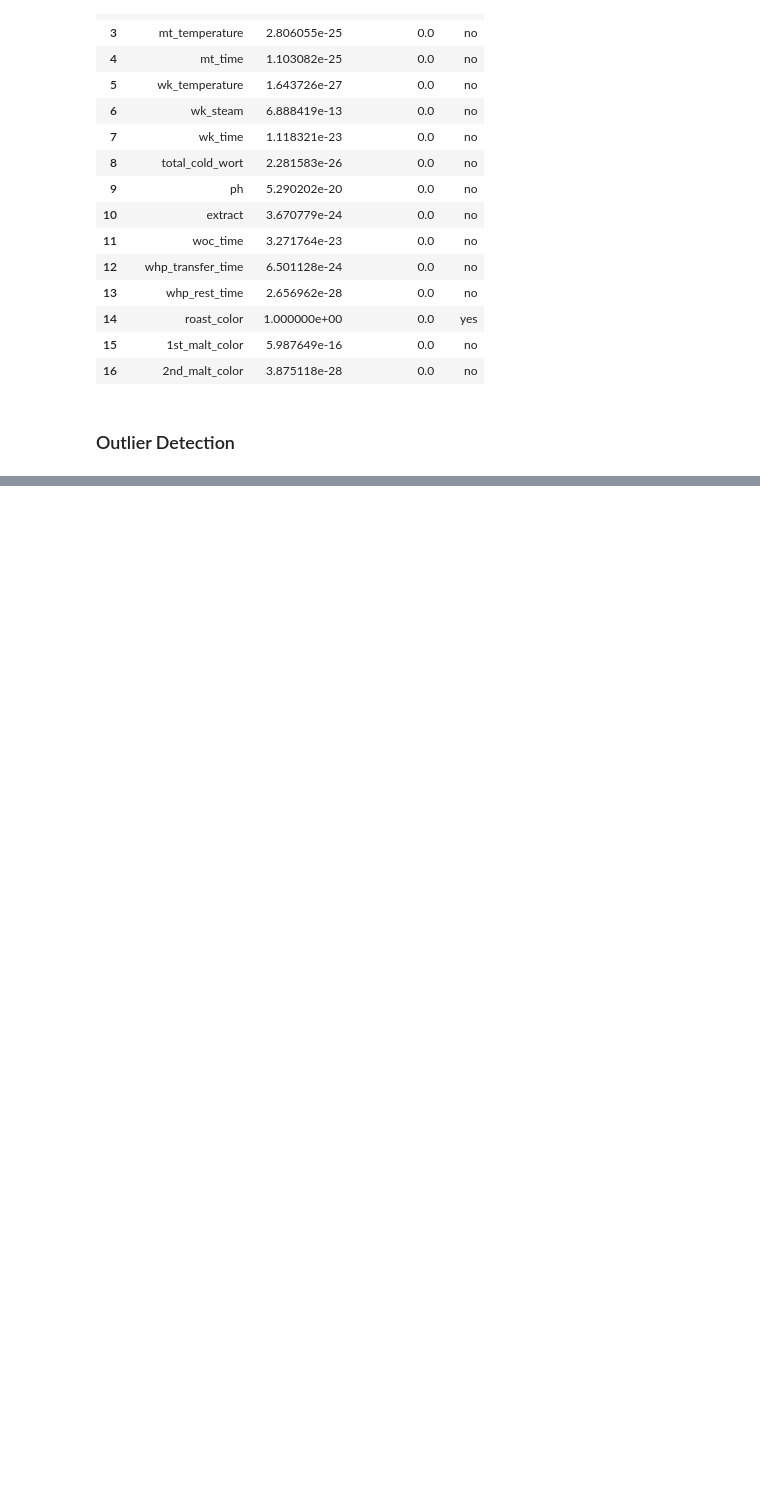
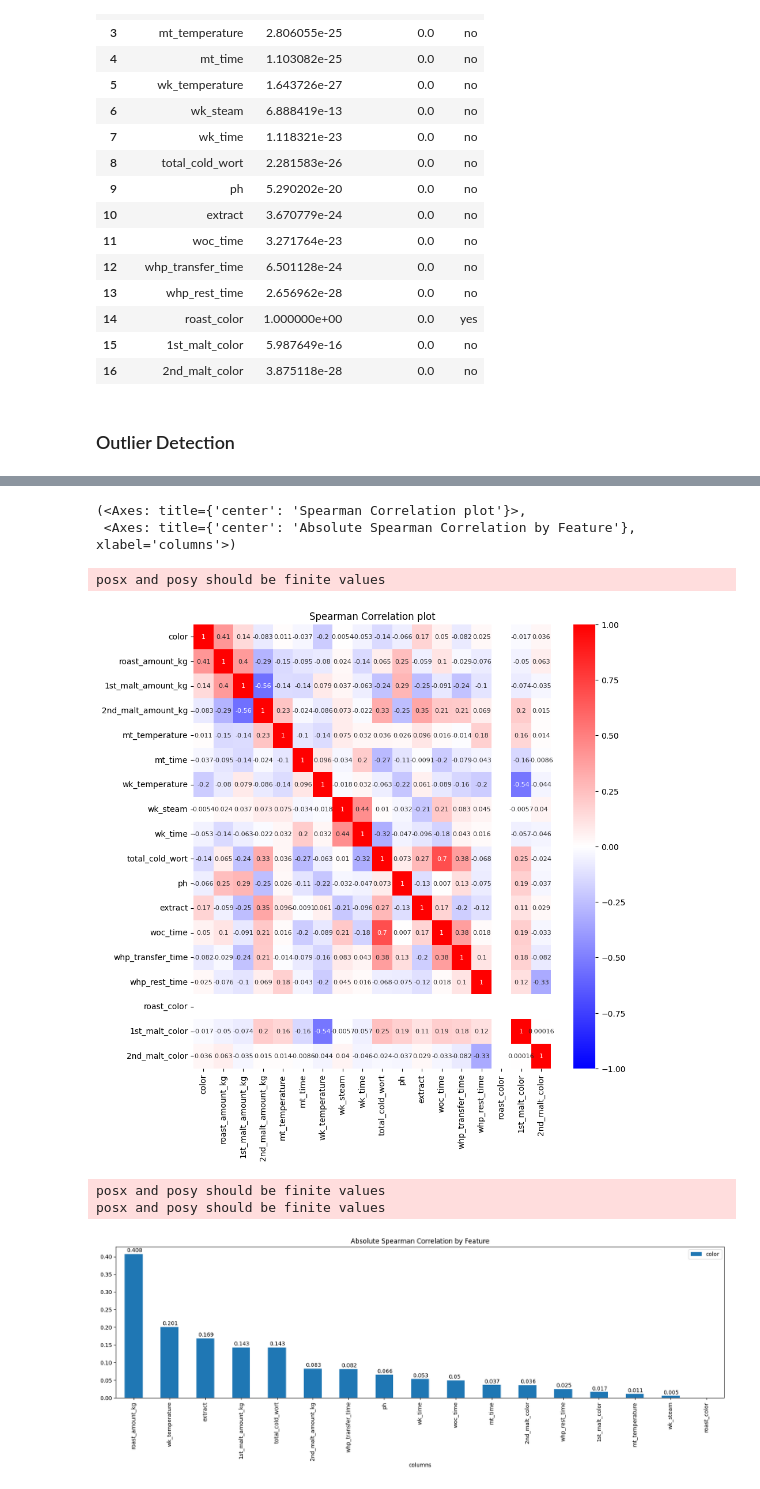
Before and after one commit to canutera/beer-color-prediction, a Jupyter notebook: notebooks/beer_color_prediction.ipynb, the cells around one changed output, grey strips where cells are left out. Saved outputs shown, nothing was run; the diff lists cells and outputs as text; code cells hidden in the pictures; blank space fills up the shorter version.

```diff
--- a/notebooks/beer_color_prediction.ipynb
+++ b/notebooks/beer_color_prediction.ipynb
@@ -175,0 +212,10 @@ outliers[outliers.notnull().any(axis=1)]
+# %%
+plot_correlation_heatmap(df[['color'] + list(feature_cols)], 'spearman')
+# %% [output]
+(<Axes: title={'center': 'Spearman Correlation plot'}>,
+ <Axes: title={'center': 'Absolute Spearman Correlation by Feature'}, xlabel='columns'>)
+posx and posy should be finite values
+[figure, added]
+posx and posy should be finite values
+posx and posy should be finite values
+[figure, added]
```
Also changed, not shown: parts of 1 cell of this notebook.
